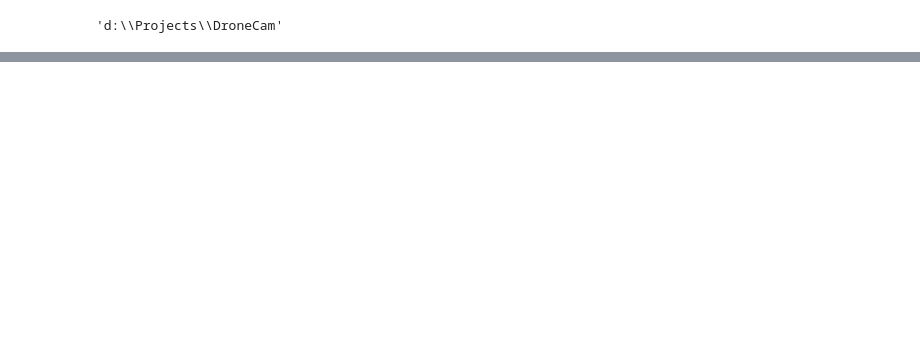
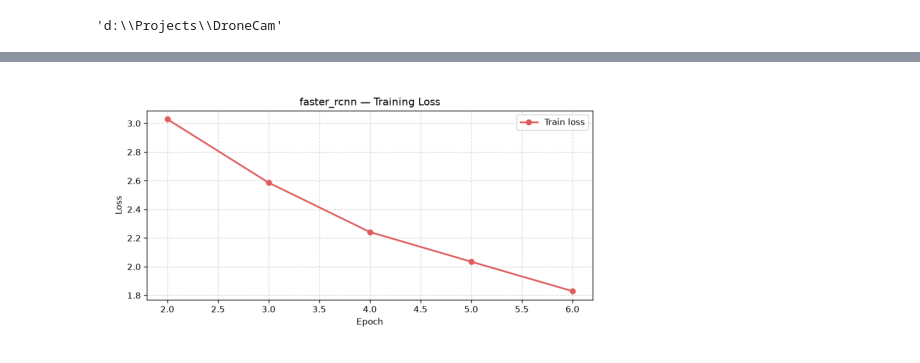
Before and after one commit to Prototype721/DroneCam, a Jupyter notebook: notebooks/exploration.ipynb, the cells around one changed output, grey strips where cells are left out. Saved outputs shown, nothing was run; the diff lists cells and outputs as text; code cells hidden in the pictures; blank space fills up the shorter version.

```diff
--- a/notebooks/exploration.ipynb
+++ b/notebooks/exploration.ipynb
@@ -43,0 +38,7 @@ from detr.models.detr import SetCriterion
+# %%
+img = mpimg.imread("results/plots/faster_rcnn_loss.png")
+plt.imshow(img)
+plt.axis('off')
+plt.show()
+# %% [output]
+[figure, added]
```
Also changed, not shown: parts of 13 cells of this notebook.
